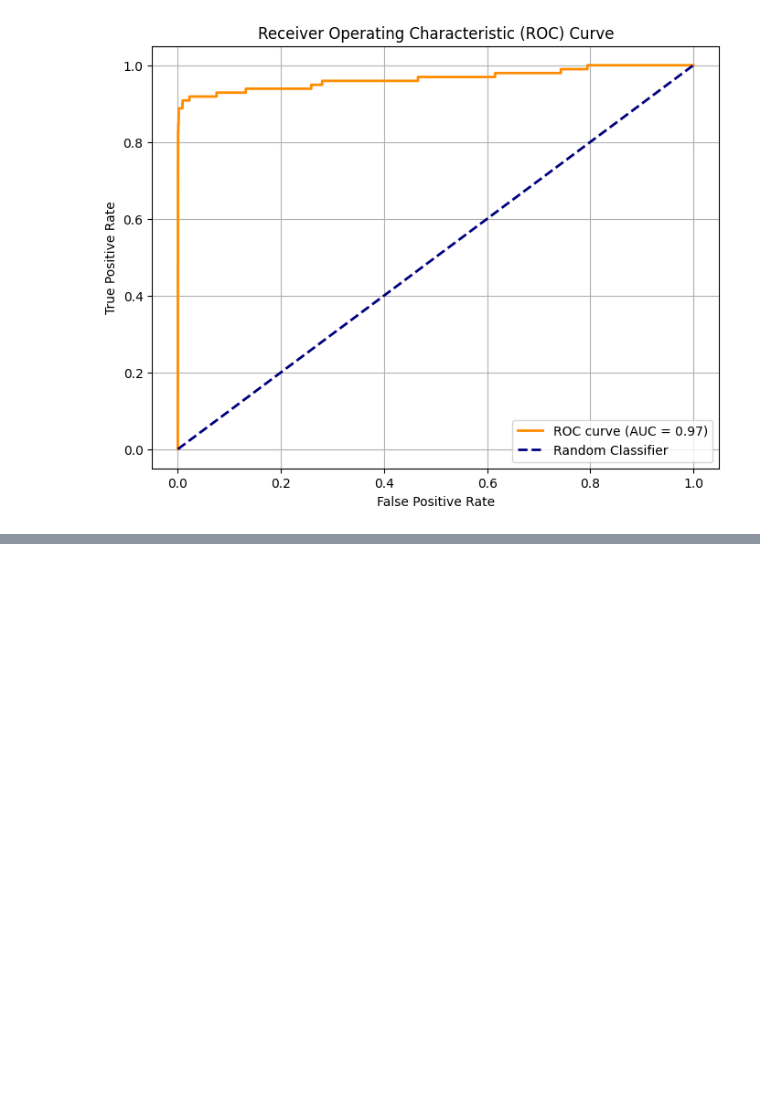
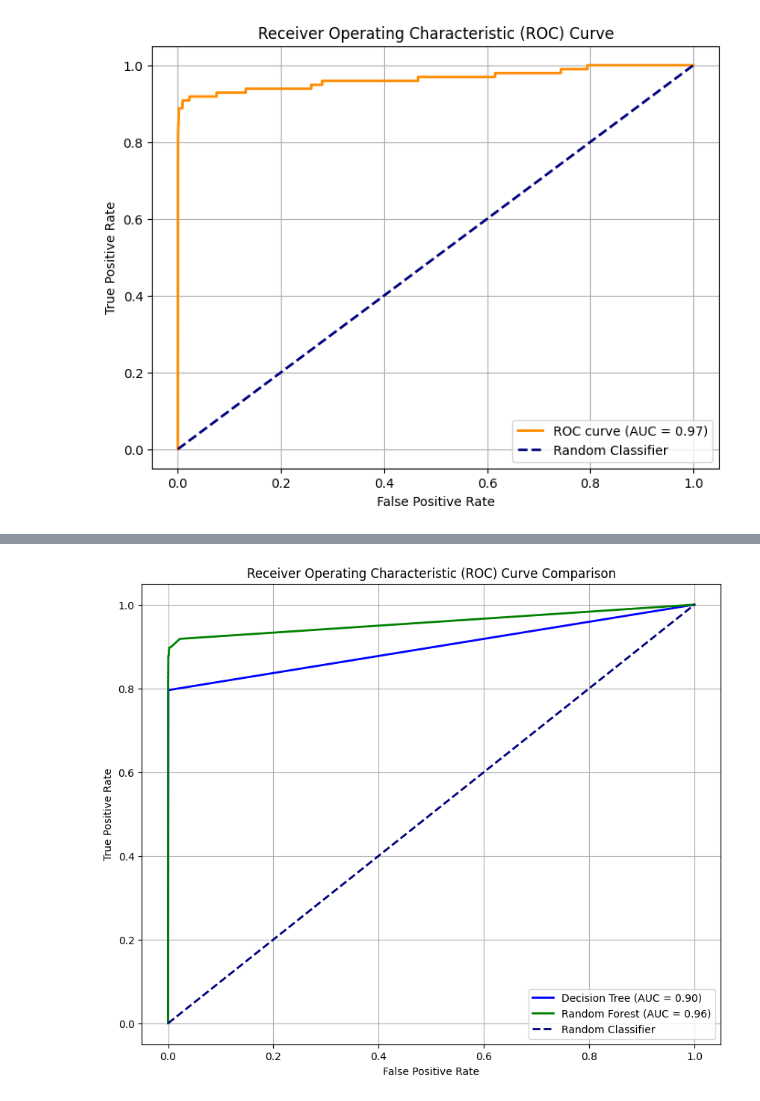
Before and after one commit to Saranya546/creditcard, a Jupyter notebook: Creditcard.ipynb, the cells around one changed output, grey strips where cells are left out. Cells and saved outputs as stored; diff of their text form; code cells hidden in the pictures; blank space fills up the shorter version.

Commit message:
Trained using decision trees and random forest to improve precison

```diff
--- a/Creditcard.ipynb
+++ b/Creditcard.ipynb
@@ -136,7 +136,13 @@ plt.show()
 # %% [output]
 [figure]
 # %%
+from sklearn.preprocessing import StandardScaler
+
 V_columns = [col for col in df.columns if col.startswith('V')]
+
+# Initialize StandardScaler
+scaler = StandardScaler()
+
 df[V_columns] = scaler.fit_transform(df[V_columns])
 # %%
 print(df.head())
@@ -290,3 +305,63 @@ plt.grid(True)
 plt.show()
 # %% [output]
 [figure]
+# %%
+import matplotlib.pyplot as plt
+from sklearn.tree import DecisionTreeClassifier
+from sklearn.ensemble import RandomForestClassifier
+from sklearn.metrics import accuracy_score, classification_report, confusion_matrix, roc_curve, auc
+from sklearn.model_selection import train_test_split
+
+# Separate features (X) and target (y)
+X = df.drop('Class', axis=1)
+y = df['Class']
+
+# Split data into training and test sets
+X_train, X_test, y_train, y_test = train_test_split(X, y, test_size=0.2, random_state=42, stratify=y)
+
+# --- Decision Tree Model ---
+print("\n--- Decision Tree Model Evaluation ---")
+
+dt_model = DecisionTreeClassifier(random_state=42, class_weight='balanced')
+dt_model.fit(X_train, y_train)
+y_pred_dt = dt_model.predict(X_test)
+
+print(f"Accuracy: {accuracy_score(y_test, y_pred_dt):.4f}")
+print("\nClassification Report:")
+print(classification_report(y_test, y_pred_dt))
+print("\nConfusion Matrix:")
+print(confusion_matrix(y_test, y_pred_dt))
+
+y_pred_proba_dt = dt_model.predict_proba(X_test)[:, 1]
+fpr_dt, tpr_dt, _ = roc_curve(y_test, y_pred_proba_dt)
+roc_auc_dt = auc(fpr_dt, tpr_dt)
+
+# --- Random Forest Model ---
+print("\n--- Random Forest Model Evaluation ---")
+
+rf_model = RandomForestClassifier(random_state=42, class_weight='balanced')
+rf_model.fit(X_train, y_train)
+y_pred_rf = rf_model.predict(X_test)
+
+print(f"Accuracy: {accuracy_score(y_test, y_pred_rf):.4f}")
+print("\nClassification Report:")
+print(classification_report(y_test, y_pred_rf))
+print("\nConfusion Matrix:")
+print(confusion_matrix(y_test, y_pred_rf))
+
+y_pred_proba_rf = rf_model.predict_proba(X_test)[:, 1]
+fpr_rf, tpr_rf, _ = roc_curve(y_test, y_pred_proba_rf)
+roc_auc_rf = auc(fpr_rf, tpr_rf)
+
+# --- Plot ROC Curves for both models ---
+plt.figure(figsize=(10, 8))
+plt.plot(fpr_dt, tpr_dt, color='blue', lw=2, label=f'Decision Tree (AUC = {roc_auc_dt:.2f})')
+plt.plot(fpr_rf, tpr_rf, color='green', lw=2, label=f'Random Forest (AUC = {roc_auc_rf:.2f})')
+plt.plot([0, 1], [0, 1], color='navy', lw=2, linestyle='--', label='Random Classifier')
+plt.xlabel('False Positive Rate')
+plt.ylabel('True Positive Rate')
+plt.title('Receiver Operating Characteristic (ROC) Curve Comparison')
+plt.legend(loc='lower right')
+plt.grid(True)
+plt.show()
+# %% [output]
@@ -292,0 +385 @@ plt.show()
+[figure, added]
```
Also changed, not shown: parts of 3 cells of this notebook.
